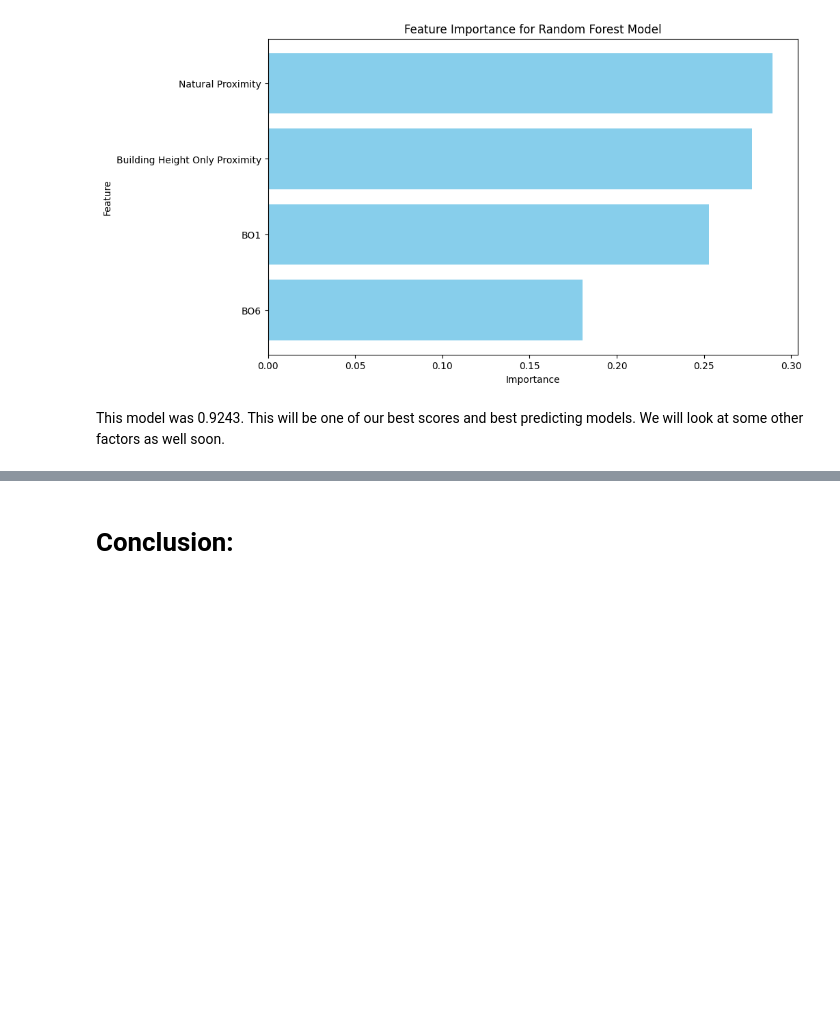
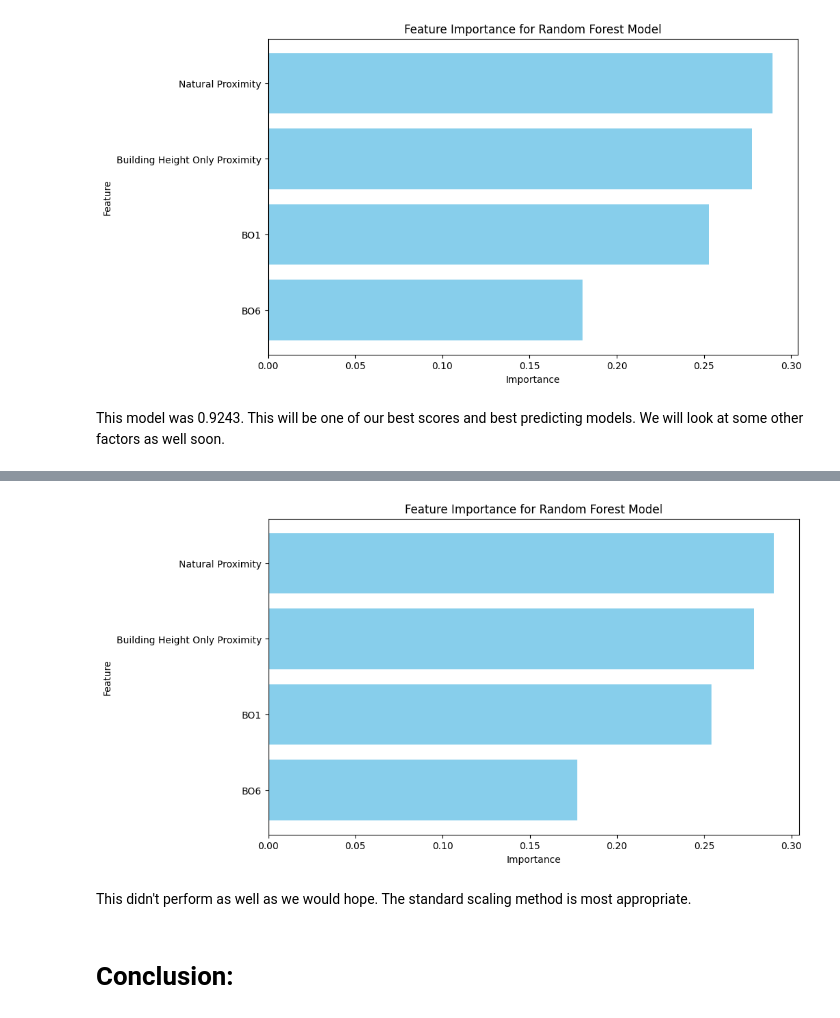
Before and after one commit to JZembower/UHI_Index_Prediction_Model, a Jupyter notebook: Model/Random_Forest.ipynb, the cells around one changed output, grey strips where cells are left out. Cells and saved outputs as stored; diff of their text form; code cells hidden in the pictures; blank space fills up the shorter version.

```diff
--- a/Model/Random_Forest.ipynb
+++ b/Model/Random_Forest.ipynb
@@ -237,0 +301,23 @@ This model was 0.9243. This will be one of our best scores and best predicting m
+# %%
+# Get feature importances
+importances = rf_model.feature_importances_
+
+# Create a DataFrame for better visualization
+feature_importance_df = pd.DataFrame({
+    'Feature': spectral_features,
+    'Importance': importances
+})
+
+# Sort the DataFrame by importance
+feature_importance_df = feature_importance_df.sort_values(by='Importance', ascending=False)
+
+# Plot feature importances
+plt.figure(figsize=(10, 6))
+plt.barh(feature_importance_df['Feature'], feature_importance_df['Importance'], color='skyblue')
+plt.xlabel('Importance')
+plt.ylabel('Feature')
+plt.title('Feature Importance for Random Forest Model')
+plt.gca().invert_yaxis()
+plt.show()
+# %% [output]
+[figure, added]
@@ -238,2 +328,4 @@ This model was 0.9243. This will be one of our best scores and best predicting m
+# %% [markdown]
+This didn't perform as well as we would hope. The standard scaling method is most appropriate.
 # %% [markdown]
 # Conclusion:
```
Also changed, not shown: parts of 6 cells of this notebook, 1 other file.
